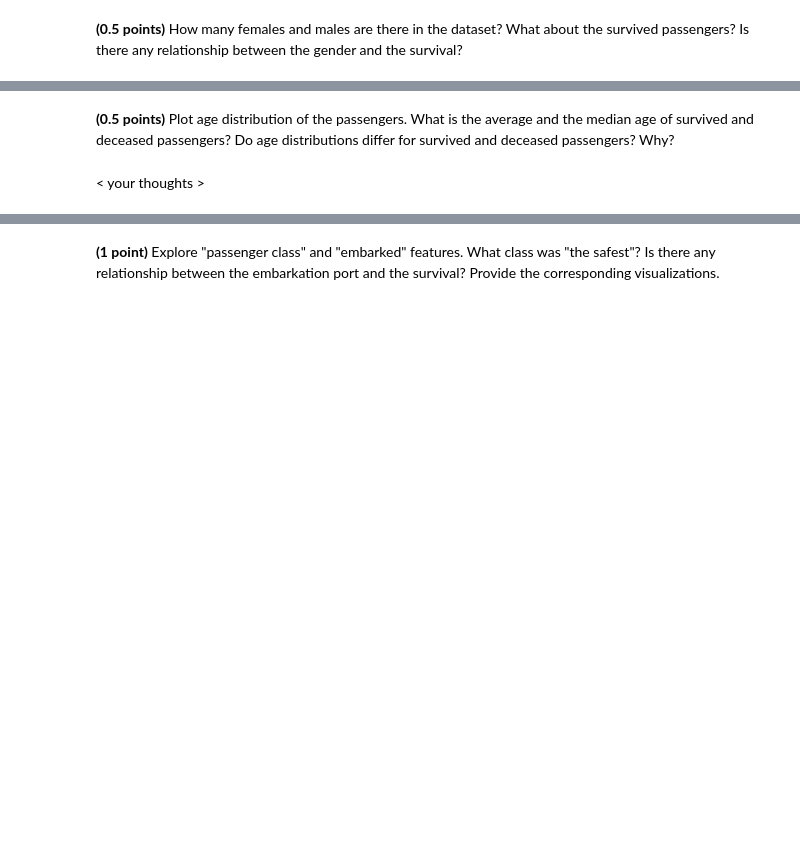
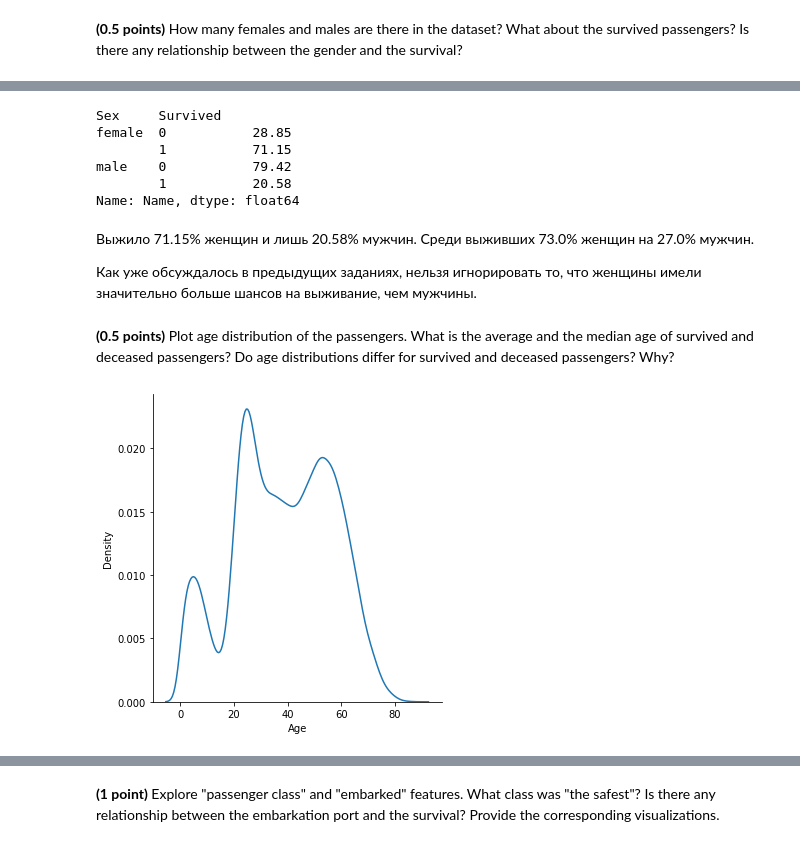
Before and after one commit to LaSegadora/rsschool_5_classification_linear_knn, a Jupyter notebook: hw_classification.ipynb, the cells around one changed output, grey strips where cells are left out. Drawn from its saved outputs; the diff is of its cells as text; code cells hidden in the pictures; blank space fills up the shorter version.

```diff
--- a/hw_classification.ipynb
+++ b/hw_classification.ipynb
@@ -580,2 +610,17 @@ data.head()
+# %%
+## your code
+data_ = data.groupby(['Sex','Survived'])['Name'].count()
+data_.groupby(level=0).apply(lambda x:np.round(100*x/float(x.sum()),2))
+# %% [output]
+Sex     Survived
+female  0           28.85
+        1           71.15
+male    0           79.42
+        1           20.58
+Name: Name, dtype: float64
+# %% [markdown]
+Выжило 71.15% женщин и лишь 20.58% мужчин. Среди выживших 73.0% женщин на 27.0% мужчин.
+
+Как уже обсуждалось в предыдущих заданиях, нельзя игнорировать то, что женщины имели значительно больше шансов на выживание, чем мужчины.
 # %% [markdown]
 **(0.5 points)** Plot age distribution of the passengers. What is the average and the median age of survived and deceased passengers? Do age distributions differ for survived and deceased passengers? Why?
@@ -584,2 +627,7 @@ data.head()
-# %% [markdown]
-< your thoughts >
+# %%
+## your code
+# полное распределение
+sns.displot(data=data,x='Age',kind='kde')
+plt.show()
+# %% [output]
+[figure, added]
```
Also changed, not shown: parts of 29 cells of this notebook, 1 other file.
